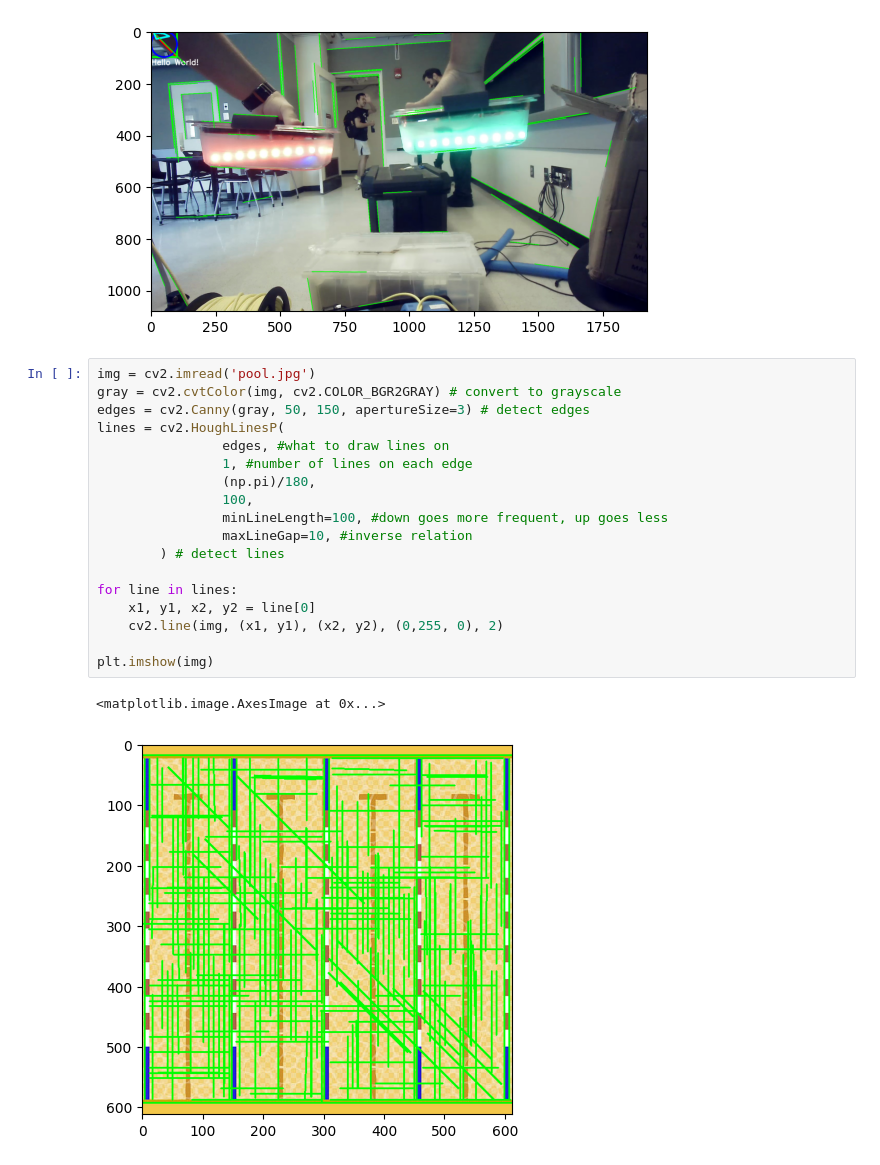
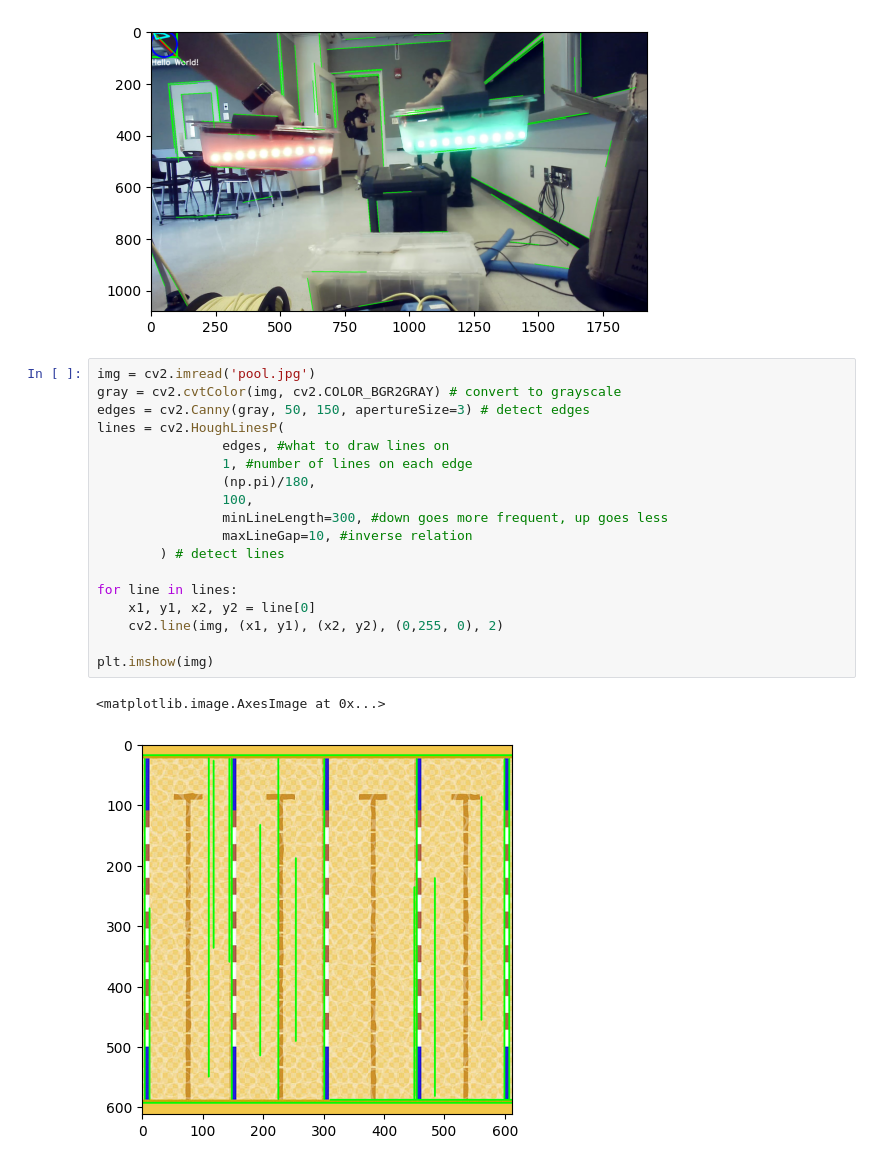
Before and after one commit to DevashishDas3/cv-intro, a Jupyter notebook: test.ipynb, the cells around one changed output. Cells and saved outputs as stored; diff of their text form.

```diff
--- a/test.ipynb
+++ b/test.ipynb
@@ -42,24 +42,24 @@ plt.imshow(img)
 # %%
 img = cv2.imread('pool.jpg')
 gray = cv2.cvtColor(img, cv2.COLOR_BGR2GRAY) # convert to grayscale
 edges = cv2.Canny(gray, 50, 150, apertureSize=3) # detect edges
 lines = cv2.HoughLinesP(
                 edges, #what to draw lines on
                 1, #number of lines on each edge
                 (np.pi)/180,
                 100,
-                minLineLength=100, #down goes more frequent, up goes less
+                minLineLength=300, #down goes more frequent, up goes less
                 maxLineGap=10, #inverse relation
         ) # detect lines
 
 for line in lines:
     x1, y1, x2, y2 = line[0]
     cv2.line(img, (x1, y1), (x2, y2), (0,255, 0), 2)
 
 plt.imshow(img)
 # %% [output]
 <matplotlib.image.AxesImage at 0x...>
-[figure, old version]
+[figure, new version]
 # %%
 from dt_apriltags import Detector
 img = cv2.imread('test_image.png', cv2.IMREAD_GRAYSCALE)
```
Also changed, not shown: parts of 1 cell of this notebook.
